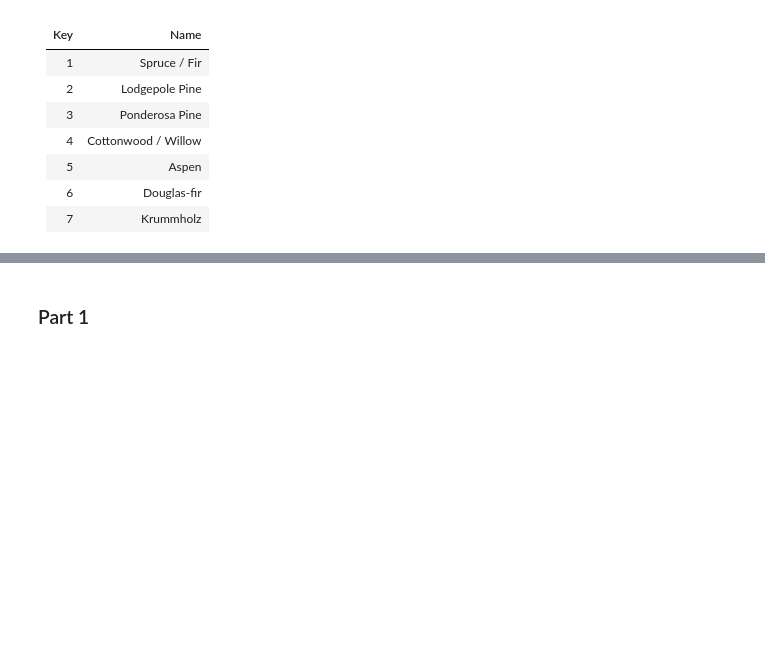
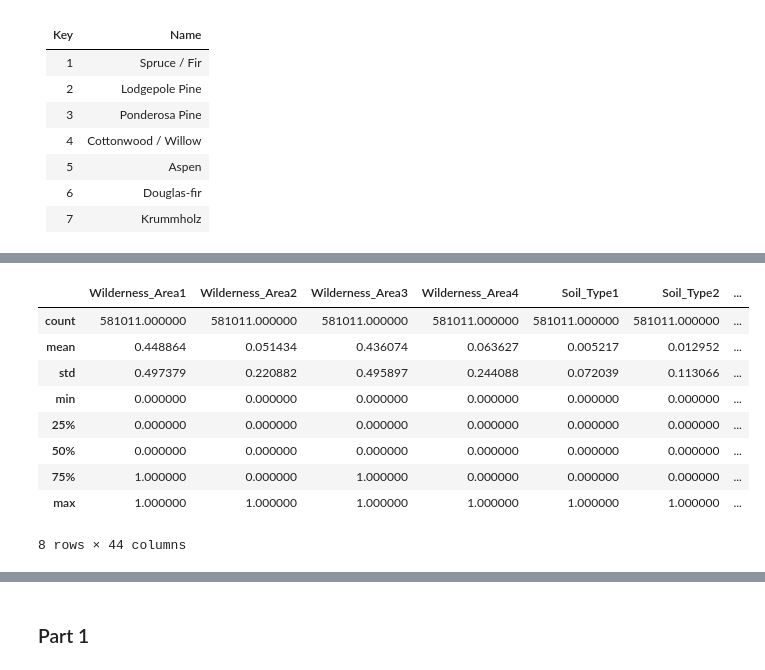
Before and after one commit to JuzerShakir/Forest_Cover-Type, a Jupyter notebook: result.ipynb, the cells around one changed output, grey strips where cells are left out. Saved outputs shown, nothing was run; the diff lists cells and outputs as text; code cells hidden in the pictures; blank space fills up the shorter version.

```diff
--- a/result.ipynb
+++ b/result.ipynb
@@ -185,0 +264,14 @@ _What you want to explore_
+# %%
+# statistics of binary or categorical features
+binary_fea.describe()
+# %% [output]
+|  | Wilderness_Area1 | Wilderness_Area2 | Wilderness_Area3 | Wilderness_Area4 | Soil_Type1 | Soil_Type2 | ... |
+| count | 581011.000000 | 581011.000000 | 581011.000000 | 581011.000000 | 581011.000000 | 581011.000000 | ... |
+| mean | 0.448864 | 0.051434 | 0.436074 | 0.063627 | 0.005217 | 0.012952 | ... |
+| std | 0.497379 | 0.220882 | 0.495897 | 0.244088 | 0.072039 | 0.113066 | ... |
+| min | 0.000000 | 0.000000 | 0.000000 | 0.000000 | 0.000000 | 0.000000 | ... |
+| 25% | 0.000000 | 0.000000 | 0.000000 | 0.000000 | 0.000000 | 0.000000 | ... |
+| 50% | 0.000000 | 0.000000 | 0.000000 | 0.000000 | 0.000000 | 0.000000 | ... |
+| 75% | 1.000000 | 0.000000 | 1.000000 | 0.000000 | 0.000000 | 0.000000 | ... |
+| max | 1.000000 | 1.000000 | 1.000000 | 1.000000 | 1.000000 | 1.000000 | ... |
+8 rows × 44 columns
```
Also changed, not shown: parts of 14 cells of this notebook.
